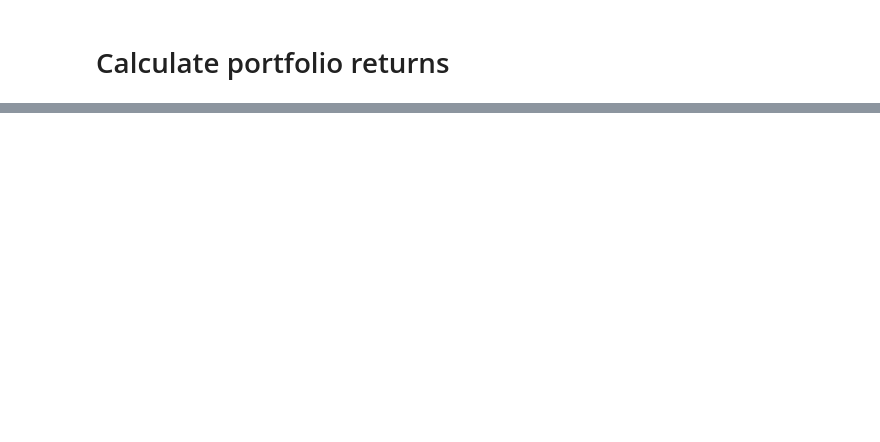
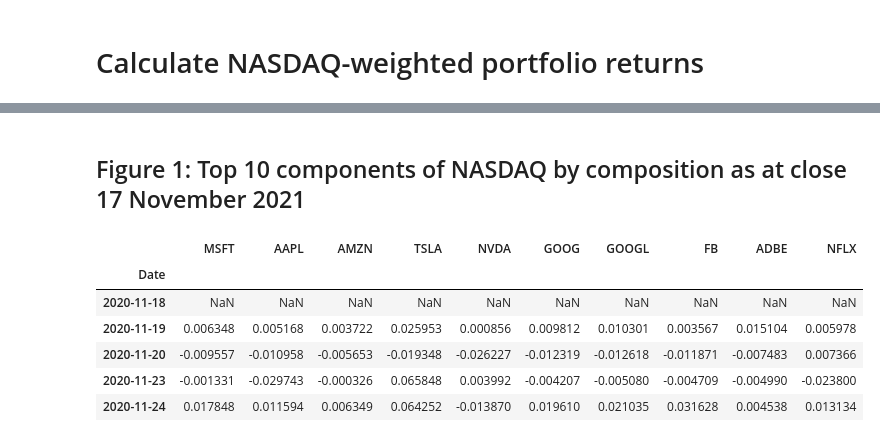
Before and after one commit to nmasamba/finance_and_time_series_python, a Jupyter notebook: portfolio_risk_management/portfolio_weighting.ipynb, the cells around one changed output, grey strips where cells are left out. Cells and saved outputs as stored; diff of their text form; code cells hidden in the pictures; blank space fills up the shorter version.

```diff
--- a/portfolio_risk_management/portfolio_weighting.ipynb
+++ b/portfolio_risk_management/portfolio_weighting.ipynb
@@ -5,5 +6,42 @@ import pandas as pd
 # %% [markdown]
-# Calculate portfolio returns
+# Calculate NASDAQ-weighted portfolio returns
 # %% [markdown]
 <img src="nasdaq_top_10.png">
+# %% [markdown]
+## Figure 1: Top 10 components of NASDAQ by composition as at close 17 November 2021
+# %%
+
+# function to construct a stock prices dataframe
+def construct_prices_df(tickers):
+    for i, ticker in enumerate(tickers):
+        if i > 0:
+            stock_df = pd.read_csv('data/'+ticker+'.csv', usecols=['Date', 'Adj Close'], parse_dates=['Date'])
+            stock_df = stock_df.sort_values(by='Date')
+            stock_df['SimpleReturns'] = stock_df['Adj Close'].pct_change()
+            stock_df.drop(columns=['Adj Close'], inplace=True)
+            stock_df = stock_df.rename(columns={'SimpleReturns':str(ticker)})
+            stock_df.set_index('Date', inplace=True)
+            returns_df = pd.concat([returns_df, stock_df], axis=1).reindex(returns_df.index)
+        elif i == 0:
+            stock_df = pd.read_csv('data/'+ticker+'.csv', usecols=['Date', 'Adj Close'], parse_dates=['Date'])
+            stock_df = stock_df.sort_values(by='Date')
+            stock_df['SimpleReturns'] = stock_df['Adj Close'].pct_change()
+            stock_df.drop(columns=['Adj Close'], inplace=True)
+            stock_df = stock_df.rename(columns={'SimpleReturns':str(ticker)})
+            stock_df = stock_df.rename(columns={'Adj Close':str(ticker)})
+            stock_df.set_index('Date', inplace=True)
+            returns_df = stock_df
+    return returns_df
+# %%
+tickers_list = ['MSFT', 'AAPL', 'AMZN', 'TSLA', 'NVDA', 'GOOG', 'GOOGL', 'FB', 'ADBE', 'NFLX']
+returns_df = construct_prices_df(tickers_list)
+returns_df.head()
+# %% [output]
+|  | MSFT | AAPL | AMZN | TSLA | NVDA | GOOG | GOOGL | FB | ADBE | NFLX |
+| Date |  |  |  |  |  |  |  |  |  |  |
+| 2020-11-18 | NaN | NaN | NaN | NaN | NaN | NaN | NaN | NaN | NaN | NaN |
+| 2020-11-19 | 0.006348 | 0.005168 | 0.003722 | 0.025953 | 0.000856 | 0.009812 | 0.010301 | 0.003567 | 0.015104 | 0.005978 |
+| 2020-11-20 | -0.009557 | -0.010958 | -0.005653 | -0.019348 | -0.026227 | -0.012319 | -0.012618 | -0.011871 | -0.007483 | 0.007366 |
+| 2020-11-23 | -0.001331 | -0.029743 | -0.000326 | 0.065848 | 0.003992 | -0.004207 | -0.005080 | -0.004709 | -0.004990 | -0.023800 |
+| 2020-11-24 | 0.017848 | 0.011594 | 0.006349 | 0.064252 | -0.013870 | 0.019610 | 0.021035 | 0.031628 | 0.004538 | 0.013134 |
 # %%
```
Also changed, not shown: parts of 18 cells of this notebook.
